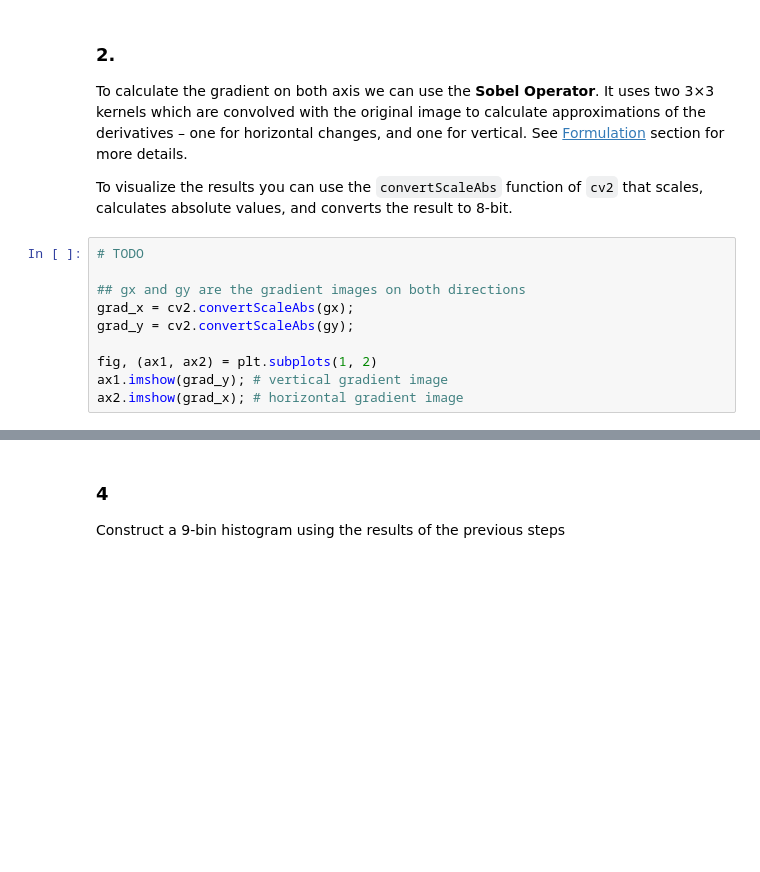
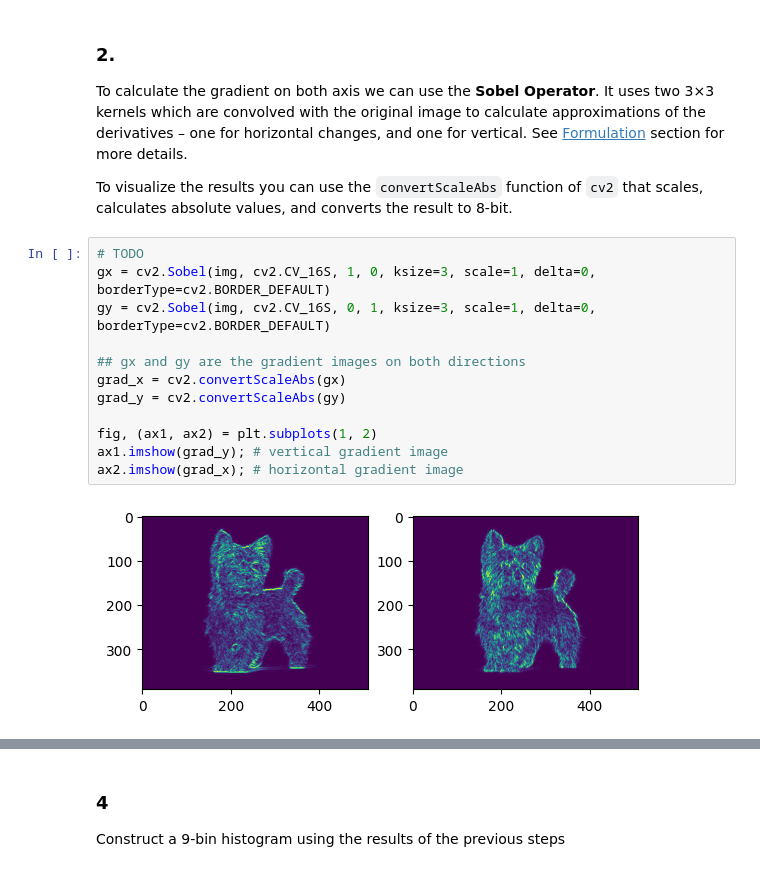
Before and after one commit to martigelabert/image3D, a Jupyter notebook: HOG/Exercise.ipynb, the cells around one changed output, grey strips where cells are left out. Saved outputs shown, nothing was run; the diff lists cells and outputs as text; blank space fills up the shorter version.

```diff
--- a/HOG/Exercise.ipynb
+++ b/HOG/Exercise.ipynb
@@ -33,14 +40,18 @@ To calculate the gradient on both axis we can use the **Sobel Operator**. It use
 To visualize the results you can use the `convertScaleAbs` function of `cv2` that scales, calculates absolute values, and converts the result to 8-bit.
 # %%
 # TODO
+gx = cv2.Sobel(img, cv2.CV_16S, 1, 0, ksize=3, scale=1, delta=0, borderType=cv2.BORDER_DEFAULT)
+gy = cv2.Sobel(img, cv2.CV_16S, 0, 1, ksize=3, scale=1, delta=0, borderType=cv2.BORDER_DEFAULT)
 
 ## gx and gy are the gradient images on both directions
-grad_x = cv2.convertScaleAbs(gx);
-grad_y = cv2.convertScaleAbs(gy);
+grad_x = cv2.convertScaleAbs(gx)
+grad_y = cv2.convertScaleAbs(gy)
 
 fig, (ax1, ax2) = plt.subplots(1, 2)
 ax1.imshow(grad_y); # vertical gradient image
 ax2.imshow(grad_x); # horizontal gradient image
+# %% [output]
+[figure, added]
 # %% [markdown]
 ### 3.
 
```
Also changed, not shown: parts of 8 cells of this notebook, 2 other files.
